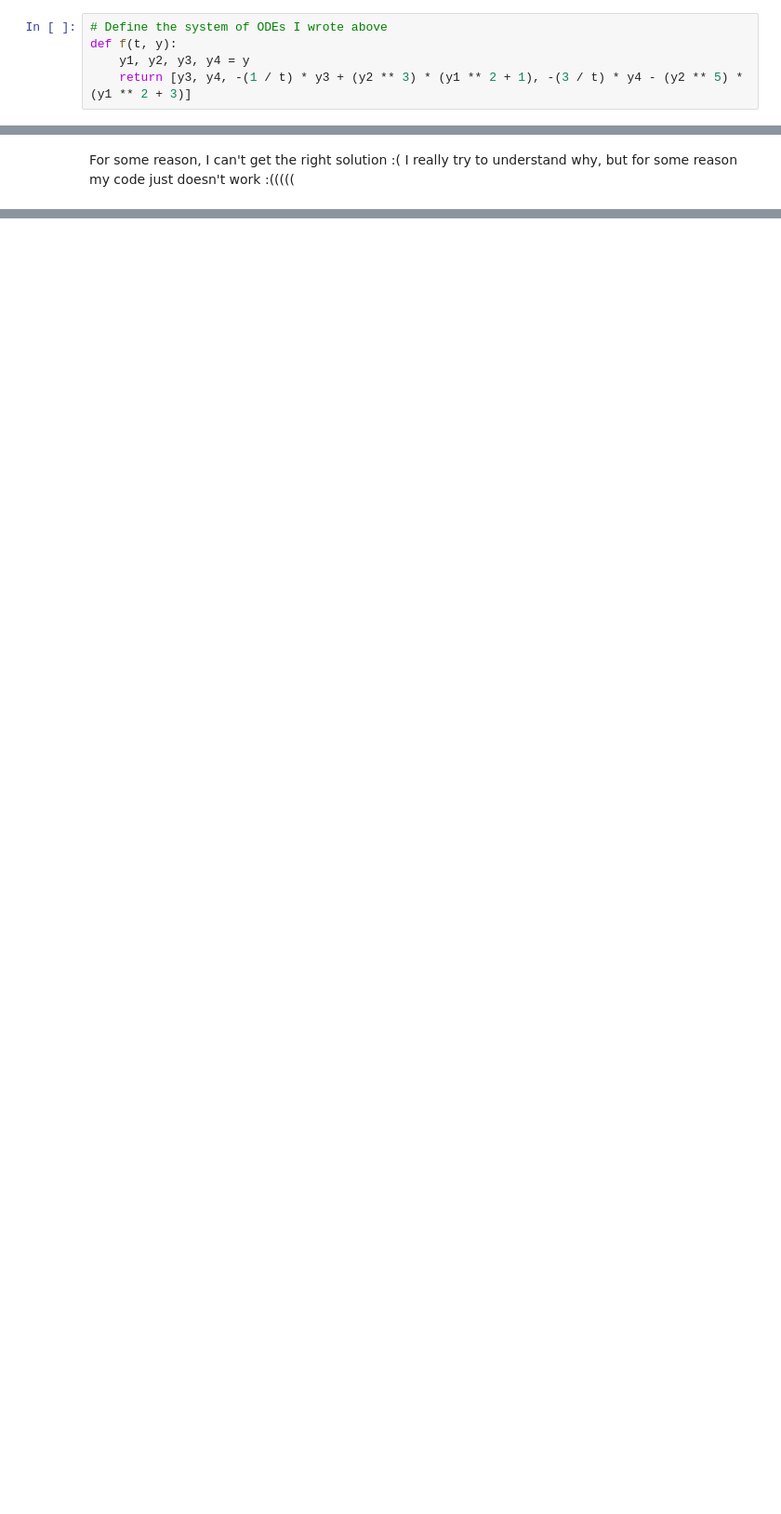
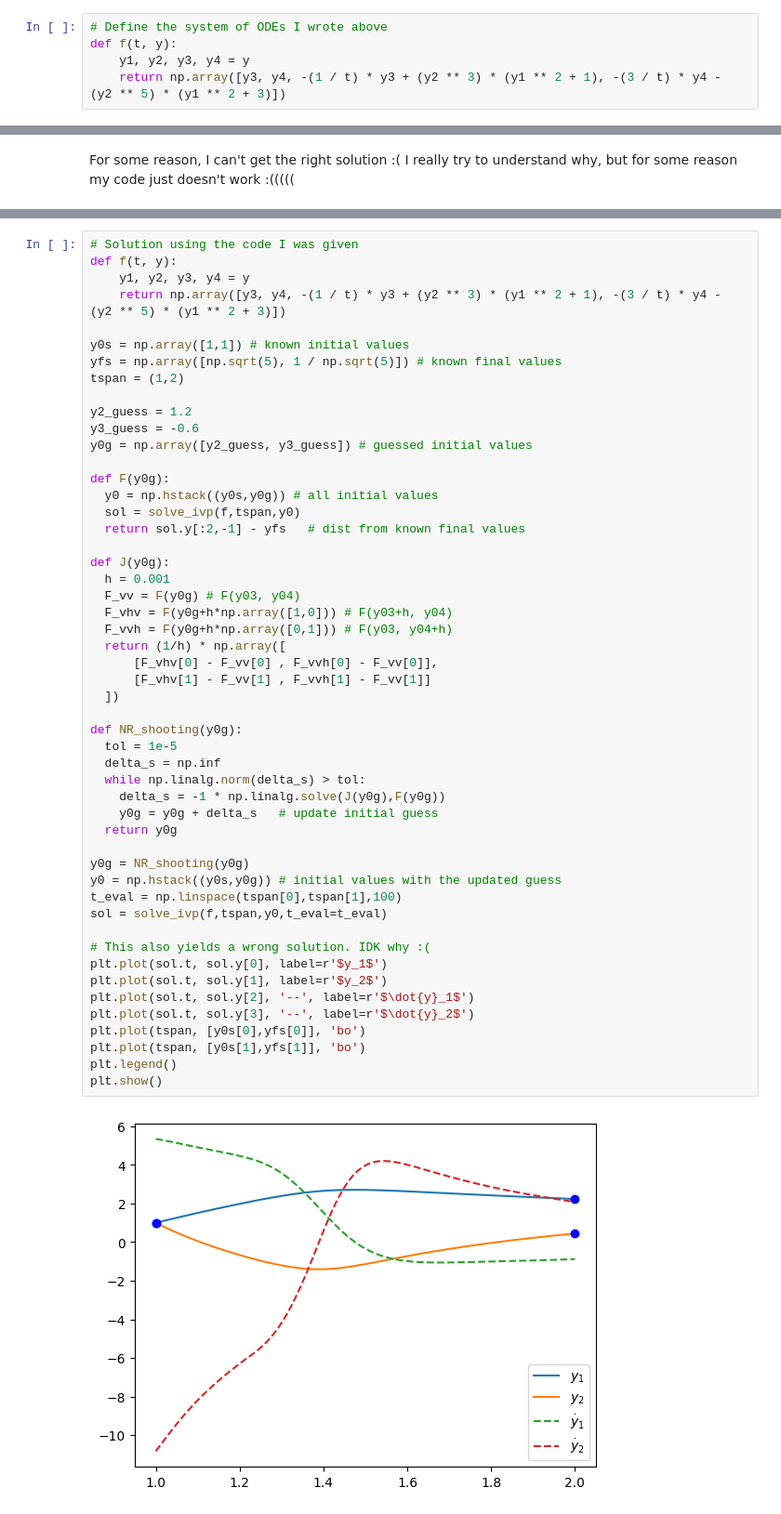
Before and after one commit to GalD101/Numerical-Analysis, a Jupyter notebook: Assignment 7/assignment7.ipynb, the cells around one changed output, grey strips where cells are left out. Shown at 93% size. Drawn from its saved outputs; the diff is of its cells as text; blank space fills up the shorter version.

```diff
--- a/Assignment 7/assignment7.ipynb
+++ b/Assignment 7/assignment7.ipynb
@@ -31,7 +33,7 @@ import matplotlib.pyplot as plt
 # Define the system of ODEs I wrote above
 def f(t, y):
     y1, y2, y3, y4 = y
-    return [y3, y4, -(1 / t) * y3 + (y2 ** 3) * (y1 ** 2 + 1), -(3 / t) * y4 - (y2 ** 5) * (y1 ** 2 + 3)]
+    return np.array([y3, y4, -(1 / t) * y3 + (y2 ** 3) * (y1 ** 2 + 1), -(3 / t) * y4 - (y2 ** 5) * (y1 ** 2 + 3)])
 # %%
 # initial conditions
 y1_y2_at_1 = np.array([1, 1])
@@ -155,0 +146,53 @@ Note: I implemented the methods in python in an ad-hoc manner for the specific p
+# %%
+# Solution using the code I was given
+def f(t, y):
+    y1, y2, y3, y4 = y
+    return np.array([y3, y4, -(1 / t) * y3 + (y2 ** 3) * (y1 ** 2 + 1), -(3 / t) * y4 - (y2 ** 5) * (y1 ** 2 + 3)])
+
+y0s = np.array([1,1]) # known initial values
+yfs = np.array([np.sqrt(5), 1 / np.sqrt(5)]) # known final values
+tspan = (1,2)
+
+y2_guess = 1.2
+y3_guess = -0.6
+y0g = np.array([y2_guess, y3_guess]) # guessed initial values
+
+def F(y0g):
+  y0 = np.hstack((y0s,y0g)) # all initial values
+  sol = solve_ivp(f,tspan,y0)
+  return sol.y[:2,-1] - yfs   # dist from known final values
+
+def J(y0g):
+  h = 0.001
+  F_vv = F(y0g) # F(y03, y04)
+  F_vhv = F(y0g+h*np.array([1,0])) # F(y03+h, y04)
+  F_vvh = F(y0g+h*np.array([0,1])) # F(y03, y04+h)
+  return (1/h) * np.array([
+      [F_vhv[0] - F_vv[0] , F_vvh[0] - F_vv[0]],
+      [F_vhv[1] - F_vv[1] , F_vvh[1] - F_vv[1]]
+  ])
+
+def NR_shooting(y0g):
+  tol = 1e-5
+  delta_s = np.inf
+  while np.linalg.norm(delta_s) > tol:
+    delta_s = -1 * np.linalg.solve(J(y0g),F(y0g))
+    y0g = y0g + delta_s   # update initial guess
+  return y0g
+
+y0g = NR_shooting(y0g)
+y0 = np.hstack((y0s,y0g)) # initial values with the updated guess
+t_eval = np.linspace(tspan[0],tspan[1],100)
+sol = solve_ivp(f,tspan,y0,t_eval=t_eval)
+
+# This also yields a wrong solution. IDK why :(
+plt.plot(sol.t, sol.y[0], label=r'$y_1$')
+plt.plot(sol.t, sol.y[1], label=r'$y_2$')
+plt.plot(sol.t, sol.y[2], '--', label=r'$\dot{y}_1$')
+plt.plot(sol.t, sol.y[3], '--', label=r'$\dot{y}_2$')
+plt.plot(tspan, [y0s[0],yfs[0]], 'bo')
+plt.plot(tspan, [y0s[1],yfs[1]], 'bo')
+plt.legend()
+plt.show()
+# %% [output]
+[figure, added]
```
Also changed, not shown: parts of 9 cells of this notebook.
